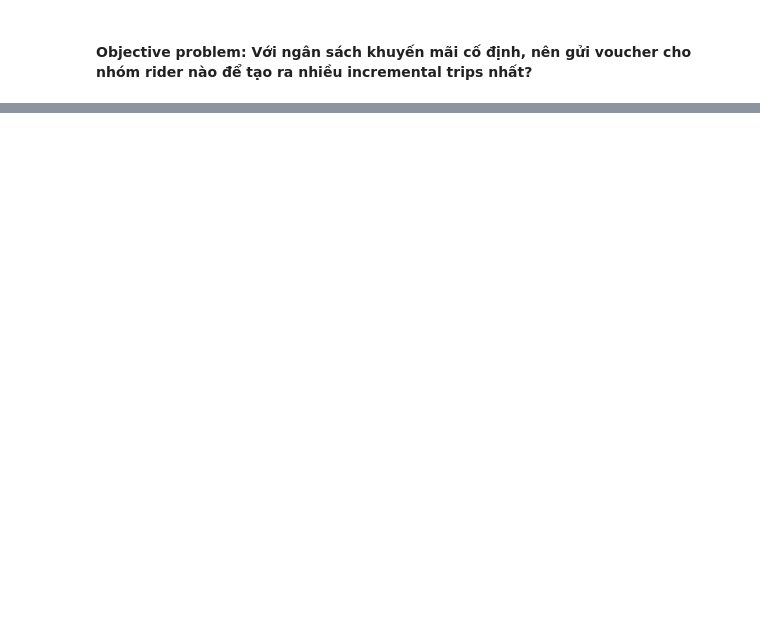
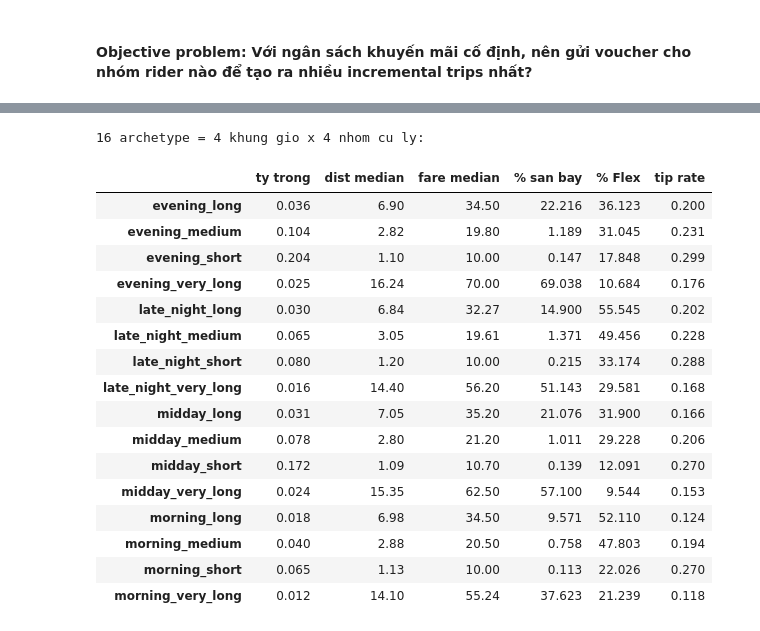
Before and after one commit to nguyennkhanhlinh/Growth-Experimentation-Project-for-Ride-Hailing-Promotions, a Jupyter notebook: 02. Synthetic_data/gen_synthetic_data_v_final.ipynb, the cells around one changed output, grey strips where cells are left out. Drawn from its saved outputs; the diff is of its cells as text; code cells hidden in the pictures; blank space fills up the shorter version.

```diff
--- a/02. Synthetic_data/gen_synthetic_data_v_final.ipynb
+++ b/02. Synthetic_data/gen_synthetic_data_v_final.ipynb
@@ -567,0 +129,50 @@ for fn in sorted(os.listdir(OUTDIR)):
+# %%
+def time_bucket(hour):
+    if 6 <= hour < 10:    return "morning"
+    elif 10 <= hour < 16: return "midday"
+    elif 16 <= hour < 22: return "evening"
+    else:                 return "late_night"
+
+DIST_EDGE  = [2, 5, 10]                                   # short | medium | long | very_long
+DIST_LABEL = ["short", "medium", "long", "very_long"]
+
+BUCKET = {h: time_bucket(h) for h in range(24)}
+d["time_bucket"]     = d.hour.map(BUCKET)
+d["distance_bucket"] = pd.Categorical.from_codes(
+    np.searchsorted(DIST_EDGE, d.trip_distance.to_numpy(), side="right"), DIST_LABEL)
+d["archetype"]       = d.time_bucket.astype(str) + "_" + d.distance_bucket.astype(str)
+
+ARCH   = sorted(d.archetype.unique())
+N_ARCH = len(ARCH)
+d["arch"] = d.archetype.map({a: i for i, a in enumerate(ARCH)}).astype(np.int8)
+p_arch = d.arch.value_counts(normalize=True).reindex(range(N_ARCH)).to_numpy()
+
+chk = pd.DataFrame({
+    "ty trong":    p_arch,
+    "dist median": [np.median(d.trip_distance.values[d.arch == k]) for k in range(N_ARCH)],
+    "fare median": [np.median(d.fare_amount.values[d.arch == k]) for k in range(N_ARCH)],
+    "% san bay":   [d.is_air.values[d.arch == k].mean()*100 for k in range(N_ARCH)],
+    "% Flex":      [d.is_flex.values[d.arch == k].mean()*100 for k in range(N_ARCH)],
+    "tip rate":    [d.tip_rate.values[(d.arch == k) & (d.is_card == 1)].mean() for k in range(N_ARCH)],
+}, index=ARCH).round(3)
+print(f"{N_ARCH} archetype = 4 khung gio x {len(DIST_LABEL)} nhom cu ly:")
+display(chk)
+# %% [output]
+16 archetype = 4 khung gio x 4 nhom cu ly:
+|  | ty trong | dist median | fare median | % san bay | % Flex | tip rate |
+| evening_long | 0.036 | 6.90 | 34.50 | 22.216 | 36.123 | 0.200 |
+| evening_medium | 0.104 | 2.82 | 19.80 | 1.189 | 31.045 | 0.231 |
+| evening_short | 0.204 | 1.10 | 10.00 | 0.147 | 17.848 | 0.299 |
+| evening_very_long | 0.025 | 16.24 | 70.00 | 69.038 | 10.684 | 0.176 |
+| late_night_long | 0.030 | 6.84 | 32.27 | 14.900 | 55.545 | 0.202 |
+| late_night_medium | 0.065 | 3.05 | 19.61 | 1.371 | 49.456 | 0.228 |
+| late_night_short | 0.080 | 1.20 | 10.00 | 0.215 | 33.174 | 0.288 |
+| late_night_very_long | 0.016 | 14.40 | 56.20 | 51.143 | 29.581 | 0.168 |
+| midday_long | 0.031 | 7.05 | 35.20 | 21.076 | 31.900 | 0.166 |
+| midday_medium | 0.078 | 2.80 | 21.20 | 1.011 | 29.228 | 0.206 |
+| midday_short | 0.172 | 1.09 | 10.70 | 0.139 | 12.091 | 0.270 |
+| midday_very_long | 0.024 | 15.35 | 62.50 | 57.100 | 9.544 | 0.153 |
+| morning_long | 0.018 | 6.98 | 34.50 | 9.571 | 52.110 | 0.124 |
+| morning_medium | 0.040 | 2.88 | 20.50 | 0.758 | 47.803 | 0.194 |
+| morning_short | 0.065 | 1.13 | 10.00 | 0.113 | 22.026 | 0.270 |
+| morning_very_long | 0.012 | 14.10 | 55.24 | 37.623 | 21.239 | 0.118 |
```
Also changed, not shown: parts of 41 cells of this notebook, 1 other file.
